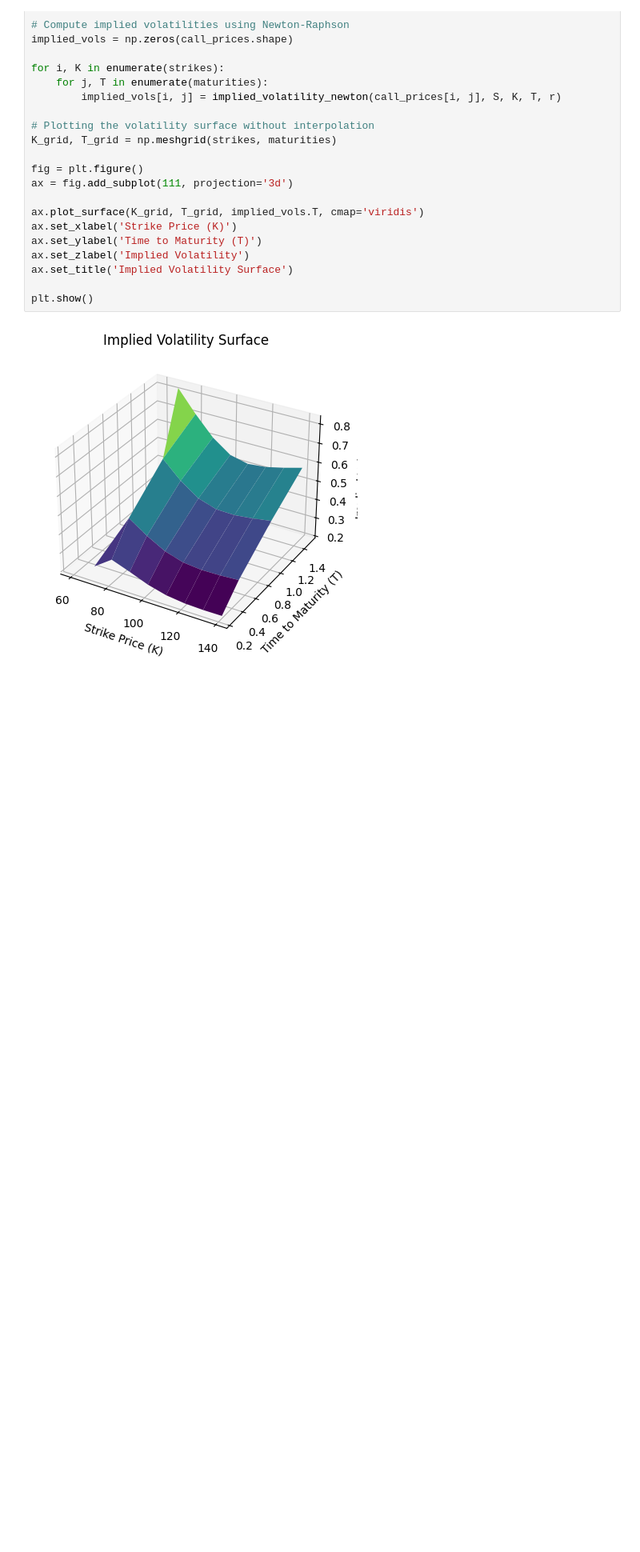
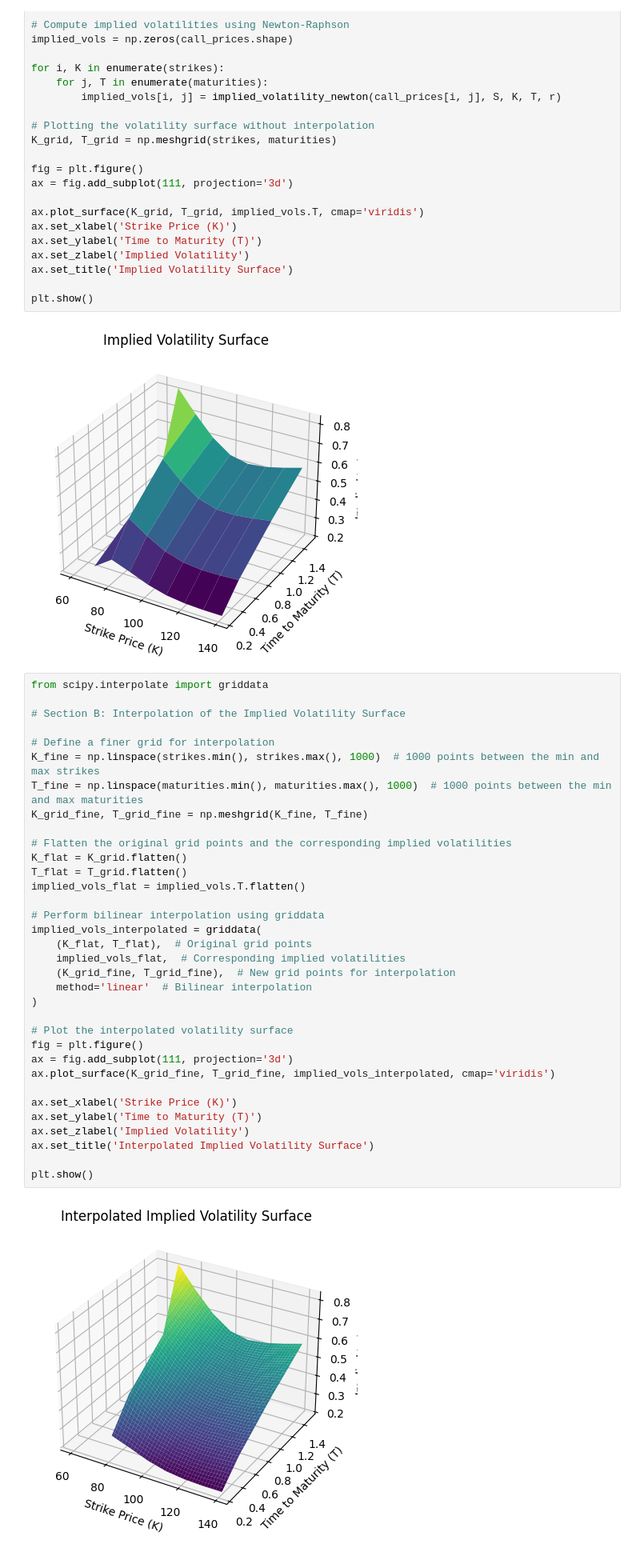
Before and after one commit to Alando-Kevin/computational-methods-in-finance, a Jupyter notebook: volatility_surface.ipynb, the cells around one changed output. Shown at 80% size. Saved outputs shown, nothing was run; the diff lists cells and outputs as text; blank space fills up the shorter version.

```diff
--- a/volatility_surface.ipynb
+++ b/volatility_surface.ipynb
@@ -89,3 +89,39 @@ ax.set_title('Implied Volatility Surface')
 plt.show()
 # %% [output]
 [figure]
+# %%
+from scipy.interpolate import griddata
+
+# Section B: Interpolation of the Implied Volatility Surface
+
+# Define a finer grid for interpolation
+K_fine = np.linspace(strikes.min(), strikes.max(), 1000)  # 1000 points between the min and max strikes
+T_fine = np.linspace(maturities.min(), maturities.max(), 1000)  # 1000 points between the min and max maturities
+K_grid_fine, T_grid_fine = np.meshgrid(K_fine, T_fine)
+
+# Flatten the original grid points and the corresponding implied volatilities
+K_flat = K_grid.flatten()
+T_flat = T_grid.flatten()
+implied_vols_flat = implied_vols.T.flatten()
+
+# Perform bilinear interpolation using griddata
+implied_vols_interpolated = griddata(
+    (K_flat, T_flat),  # Original grid points
+    implied_vols_flat,  # Corresponding implied volatilities
+    (K_grid_fine, T_grid_fine),  # New grid points for interpolation
+    method='linear'  # Bilinear interpolation
+)
+
+# Plot the interpolated volatility surface
+fig = plt.figure()
+ax = fig.add_subplot(111, projection='3d')
+ax.plot_surface(K_grid_fine, T_grid_fine, implied_vols_interpolated, cmap='viridis')
+
+ax.set_xlabel('Strike Price (K)')
+ax.set_ylabel('Time to Maturity (T)')
+ax.set_zlabel('Implied Volatility')
+ax.set_title('Interpolated Implied Volatility Surface')
+
+plt.show()
+# %% [output]
+[figure, added]
```
Also changed, not shown: parts of 3 cells of this notebook, 1 other file.
